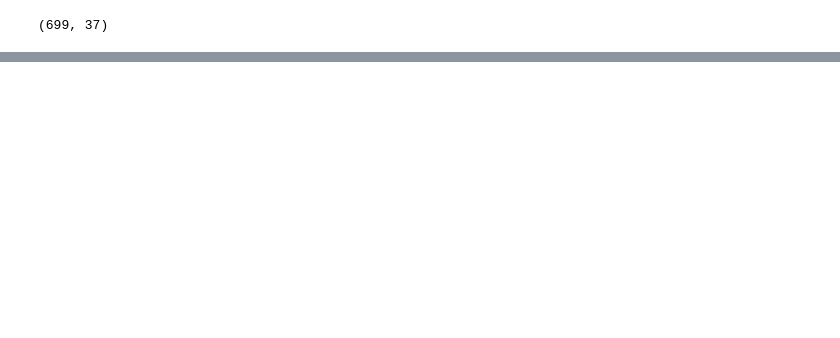
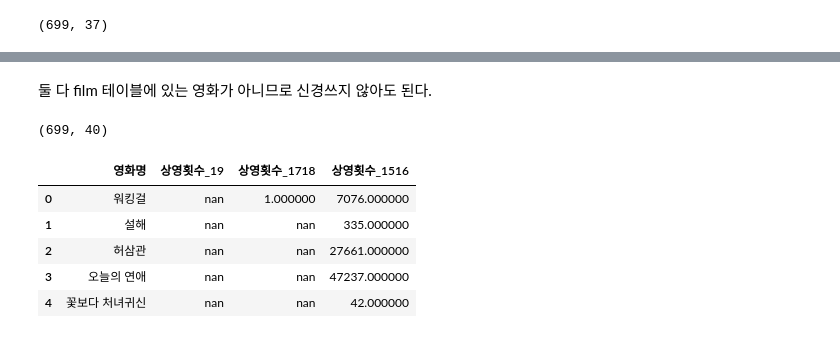
Before and after one commit to kim4pb/Female-led-Korean-Films, a Jupyter notebook: 02.EDA/Preprocessing05_Data_update.ipynb, the cells around one changed output, grey strips where cells are left out. Drawn from its saved outputs; the diff is of its cells as text; code cells hidden in the pictures; blank space fills up the shorter version.

```diff
--- a/02.EDA/Preprocessing05_Data_update.ipynb
+++ b/02.EDA/Preprocessing05_Data_update.ipynb
@@ -433,0 +539,2 @@ merged2.to_csv('../01.Data_Collection/films_updated.csv', index=False)
+# %% [markdown]
+둘 다 film 테이블에 있는 영화가 아니므로 신경쓰지 않아도 된다.
@@ -433,0 +555,13 @@ merged2.to_csv('../01.Data_Collection/films_updated.csv', index=False)
+# %%
+merged3.shape
+# %% [output]
+(699, 40)
+# %%
+merged3[['영화명', '상영횟수_19', '상영횟수_1718', '상영횟수_1516']].head()
+# %% [output]
+|  | 영화명 | 상영횟수_19 | 상영횟수_1718 | 상영횟수_1516 |
+| 0 | 워킹걸 | nan | 1.000000 | 7076.000000 |
+| 1 | 설해 | nan | nan | 335.000000 |
+| 2 | 허삼관 | nan | nan | 27661.000000 |
+| 3 | 오늘의 연애 | nan | nan | 47237.000000 |
+| 4 | 꽃보다 처녀귀신 | nan | nan | 42.000000 |
```
Also changed, not shown: parts of 42 cells of this notebook, 7 other files.
